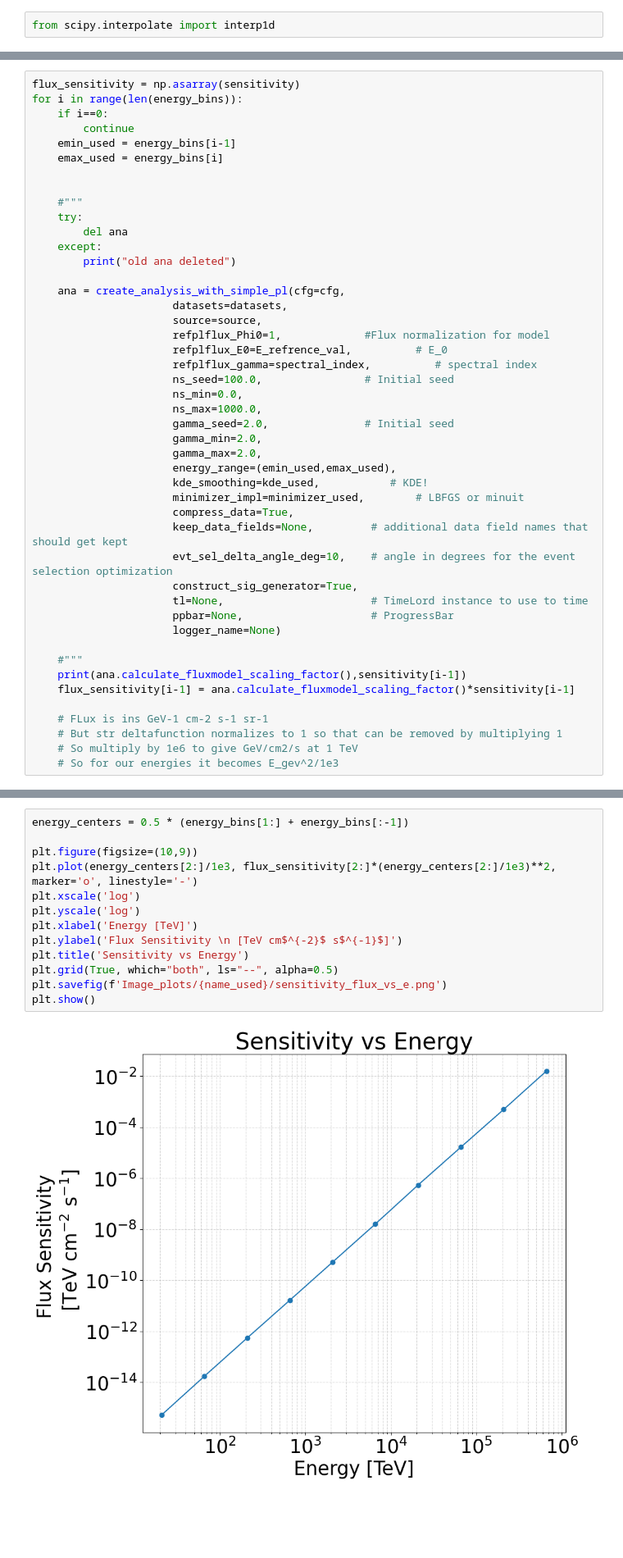
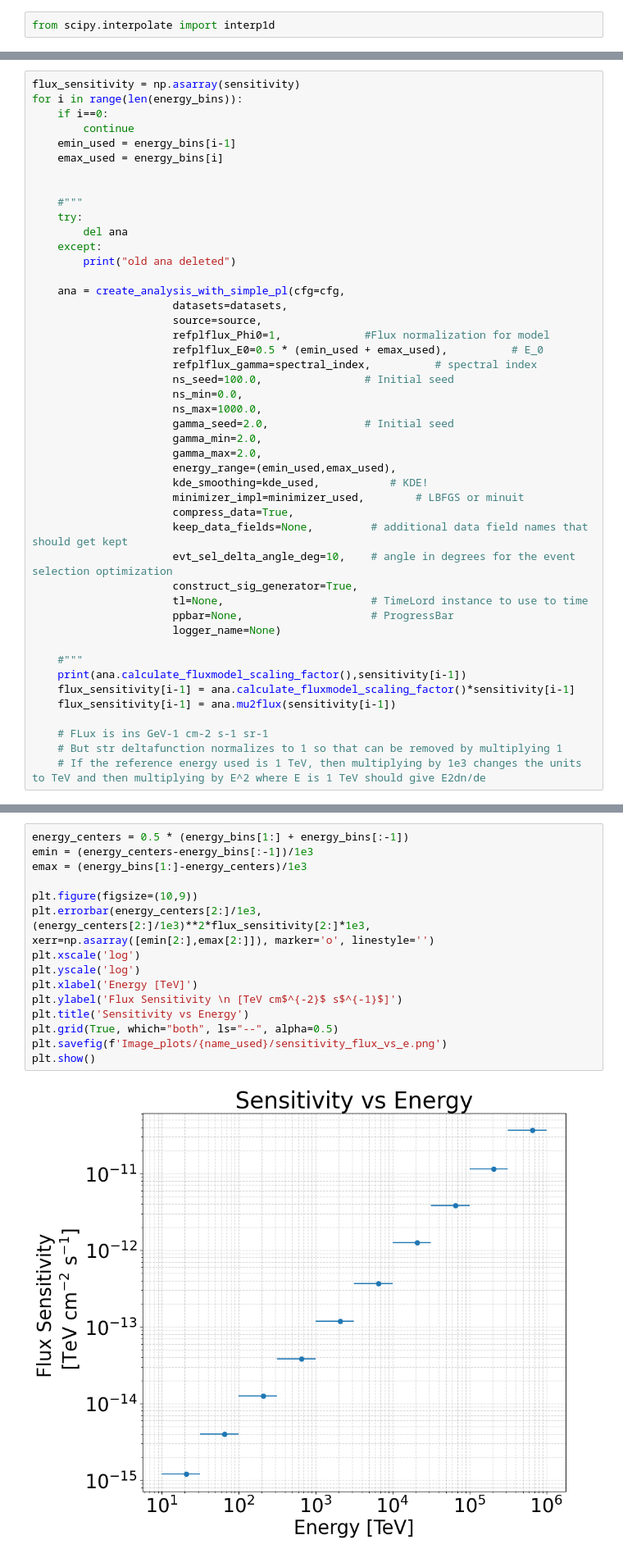
Before and after one commit to adesai90/IceCube_public_data_tests_for_SNR, a Jupyter notebook: skyllh_setup_for_differential_sensitivity.ipynb, the cells around one changed output, grey strips where cells are left out. Shown at 82% size. Cells and saved outputs as stored; diff of their text form; blank space fills up the shorter version.

Commit message:
Updated Test for differential sensitivity

```diff
--- a/skyllh_setup_for_differential_sensitivity.ipynb
+++ b/skyllh_setup_for_differential_sensitivity.ipynb
@@ -508,7 +490,7 @@ for i in range(len(energy_bins)):
                       datasets=datasets,
                       source=source,
                       refplflux_Phi0=1,             #Flux normalization for model
-                      refplflux_E0=E_refrence_val,          # E_0
+                      refplflux_E0=0.5 * (emin_used + emax_used),          # E_0
                       refplflux_gamma=spectral_index,          # spectral index
                       ns_seed=100.0,                # Initial seed
                       ns_min=0.0,
@@ -530,9 +512,9 @@ for i in range(len(energy_bins)):
     #"""
     print(ana.calculate_fluxmodel_scaling_factor(),sensitivity[i-1])
     flux_sensitivity[i-1] = ana.calculate_fluxmodel_scaling_factor()*sensitivity[i-1]
+    flux_sensitivity[i-1] = ana.mu2flux(sensitivity[i-1])
 
     # FLux is ins GeV-1 cm-2 s-1 sr-1
     # But str deltafunction normalizes to 1 so that can be removed by multiplying 1
-    # So multiply by 1e6 to give GeV/cm2/s at 1 TeV
-    # So for our energies it becomes E_gev^2/1e3
+    # If the reference energy used is 1 TeV, then multiplying by 1e3 changes the units to TeV and then multiplying by E^2 where E is 1 TeV should give E2dn/de
 # %% [output]
@@ -551,15 +533,17 @@ for i in range(len(energy_bins)):
 # %%
 energy_centers = 0.5 * (energy_bins[1:] + energy_bins[:-1])
+emin = (energy_centers-energy_bins[:-1])/1e3
+emax = (energy_bins[1:]-energy_centers)/1e3
 
 plt.figure(figsize=(10,9))
-plt.plot(energy_centers[2:]/1e3, flux_sensitivity[2:]*(energy_centers[2:]/1e3)**2, marker='o', linestyle='-')
+plt.errorbar(energy_centers[2:]/1e3, (energy_centers[2:]/1e3)**2*flux_sensitivity[2:]*1e3, xerr=np.asarray([emin[2:],emax[2:]]), marker='o', linestyle='')
 plt.xscale('log')
 plt.yscale('log')
 plt.xlabel('Energy [TeV]')
 plt.ylabel('Flux Sensitivity \n [TeV cm$^{-2}$ s$^{-1}$]')
 plt.title('Sensitivity vs Energy')
 plt.grid(True, which="both", ls="--", alpha=0.5)
 plt.savefig(f'Image_plots/{name_used}/sensitivity_flux_vs_e.png')
 plt.show()
 # %% [output]
-[figure, old version]
+[figure, new version]
```
Also changed, not shown: parts of 21 cells of this notebook, 4 other files.
